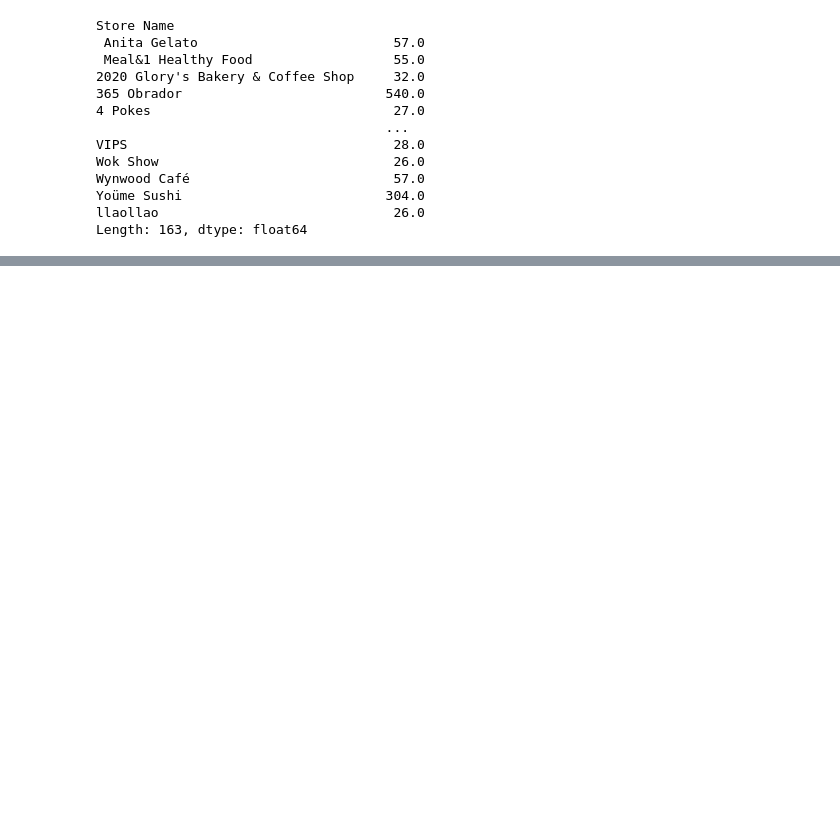
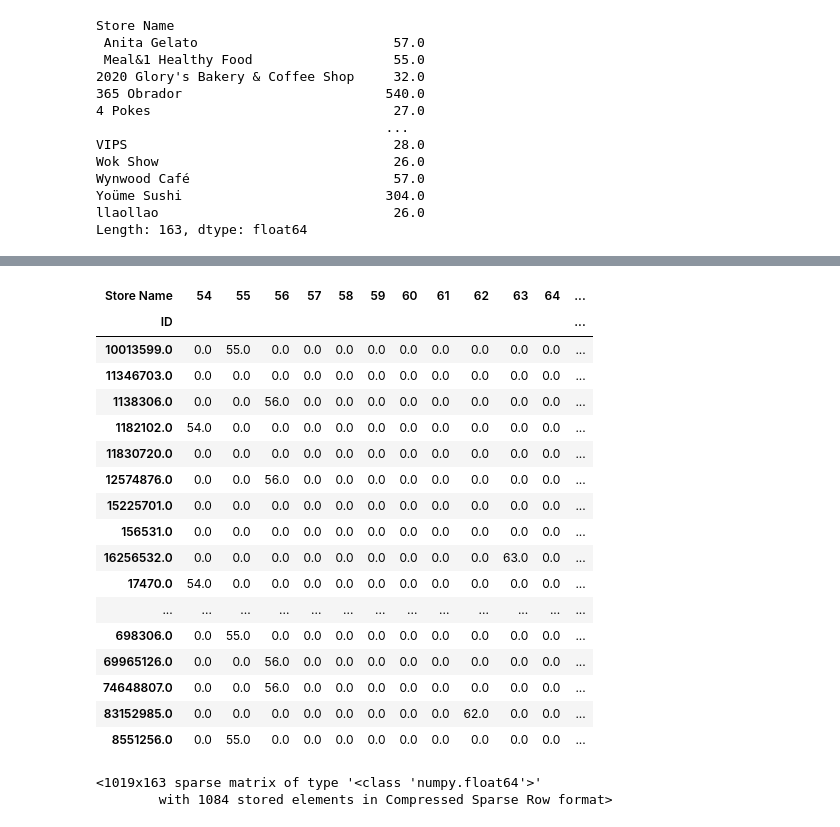
Before and after one commit to nathygonzalez/PR08-final-project-recommendation-system, a Jupyter notebook: Data Exploration.ipynb, the cells around one changed output, grey strips where cells are left out. Cells and saved outputs as stored; diff of their text form; code cells hidden in the pictures; blank space fills up the shorter version.

```diff
--- a/Data Exploration.ipynb
+++ b/Data Exploration.ipynb
@@ -394,0 +700,29 @@ Length: 163, dtype: float64
+# %%
+df_min_stores
+matrix2 = df_min_stores.pivot(index='ID',columns='Store Name',values='Code').fillna(0)
+matrix2
+# %% [output]
+| Store Name | 54 | 55 | 56 | 57 | 58 | 59 | 60 | 61 | 62 | 63 | 64 | ... |
+| ID |  |  |  |  |  |  |  |  |  |  |  | ... |
+| 10013599.0 | 0.0 | 55.0 | 0.0 | 0.0 | 0.0 | 0.0 | 0.0 | 0.0 | 0.0 | 0.0 | 0.0 | ... |
+| 11346703.0 | 0.0 | 0.0 | 0.0 | 0.0 | 0.0 | 0.0 | 0.0 | 0.0 | 0.0 | 0.0 | 0.0 | ... |
+| 1138306.0 | 0.0 | 0.0 | 56.0 | 0.0 | 0.0 | 0.0 | 0.0 | 0.0 | 0.0 | 0.0 | 0.0 | ... |
+| 1182102.0 | 54.0 | 0.0 | 0.0 | 0.0 | 0.0 | 0.0 | 0.0 | 0.0 | 0.0 | 0.0 | 0.0 | ... |
+| 11830720.0 | 0.0 | 0.0 | 0.0 | 0.0 | 0.0 | 0.0 | 0.0 | 0.0 | 0.0 | 0.0 | 0.0 | ... |
+| 12574876.0 | 0.0 | 0.0 | 56.0 | 0.0 | 0.0 | 0.0 | 0.0 | 0.0 | 0.0 | 0.0 | 0.0 | ... |
+| 15225701.0 | 0.0 | 0.0 | 0.0 | 0.0 | 0.0 | 0.0 | 0.0 | 0.0 | 0.0 | 0.0 | 0.0 | ... |
+| 156531.0 | 0.0 | 0.0 | 0.0 | 0.0 | 0.0 | 0.0 | 0.0 | 0.0 | 0.0 | 0.0 | 0.0 | ... |
+| 16256532.0 | 0.0 | 0.0 | 0.0 | 0.0 | 0.0 | 0.0 | 0.0 | 0.0 | 0.0 | 63.0 | 0.0 | ... |
+| 17470.0 | 54.0 | 0.0 | 0.0 | 0.0 | 0.0 | 0.0 | 0.0 | 0.0 | 0.0 | 0.0 | 0.0 | ... |
+| ... | ... | ... | ... | ... | ... | ... | ... | ... | ... | ... | ... | ... |
+| 698306.0 | 0.0 | 55.0 | 0.0 | 0.0 | 0.0 | 0.0 | 0.0 | 0.0 | 0.0 | 0.0 | 0.0 | ... |
+| 69965126.0 | 0.0 | 0.0 | 56.0 | 0.0 | 0.0 | 0.0 | 0.0 | 0.0 | 0.0 | 0.0 | 0.0 | ... |
+| 74648807.0 | 0.0 | 0.0 | 56.0 | 0.0 | 0.0 | 0.0 | 0.0 | 0.0 | 0.0 | 0.0 | 0.0 | ... |
+| 83152985.0 | 0.0 | 0.0 | 0.0 | 0.0 | 0.0 | 0.0 | 0.0 | 0.0 | 62.0 | 0.0 | 0.0 | ... |
+| 8551256.0 | 0.0 | 55.0 | 0.0 | 0.0 | 0.0 | 0.0 | 0.0 | 0.0 | 0.0 | 0.0 | 0.0 | ... |
+# %%
+matrix_sparse = csr_matrix(matrix.values)
+matrix_sparse
+# %% [output]
+<1019x163 sparse matrix of type '<class 'numpy.float64'>'
+        with 1084 stored elements in Compressed Sparse Row format>
```
Also changed, not shown: parts of 40 cells of this notebook.
